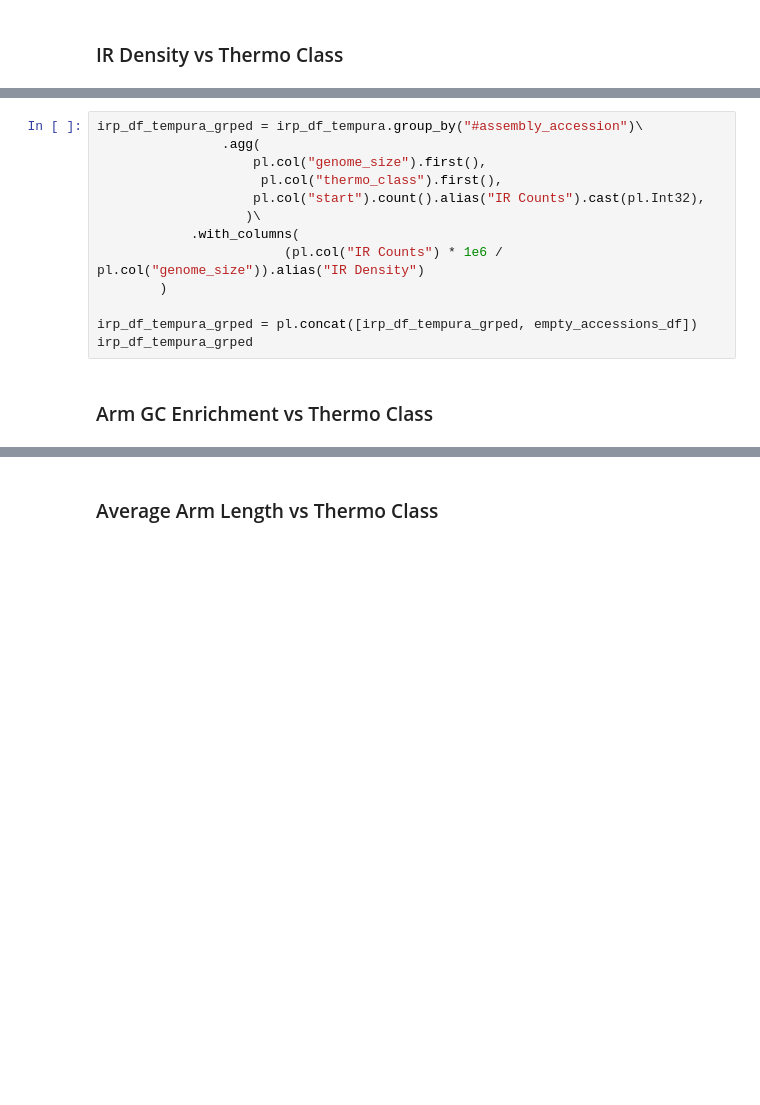
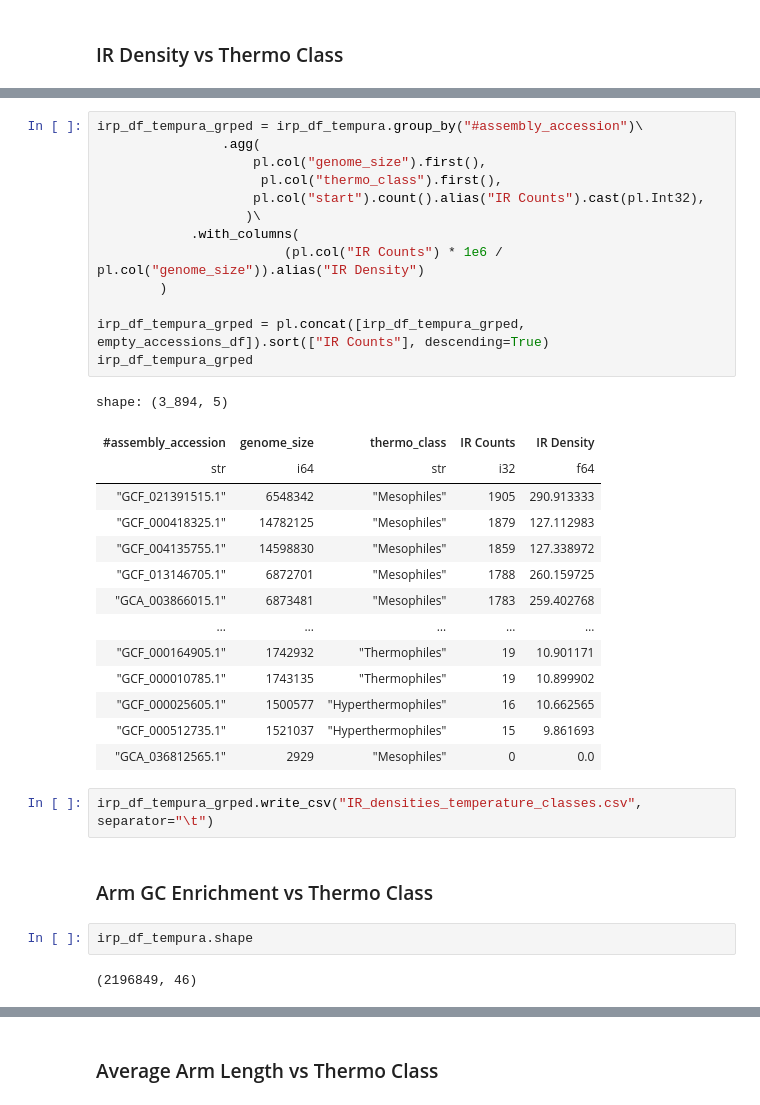
Before and after one commit to Georgakopoulos-Soares-lab/invertiaDB-analysis, a Jupyter notebook: notebooks/IR-TEMPURA-Analysis-INVERTIA-DB.ipynb, the cells around one changed output, grey strips where cells are left out. Cells and saved outputs as stored; diff of their text form; blank space fills up the shorter version.

```diff
--- a/notebooks/IR-TEMPURA-Analysis-INVERTIA-DB.ipynb
+++ b/notebooks/IR-TEMPURA-Analysis-INVERTIA-DB.ipynb
@@ -949,18 +1116,39 @@ irp_df_tempura.shape
 # %%
 irp_df_tempura_grped = irp_df_tempura.group_by("#assembly_accession")\
                 .agg(
                     pl.col("genome_size").first(),
                      pl.col("thermo_class").first(),
                     pl.col("start").count().alias("IR Counts").cast(pl.Int32),
                    )\
             .with_columns(
                         (pl.col("IR Counts") * 1e6 / pl.col("genome_size")).alias("IR Density")
         )
 
-irp_df_tempura_grped = pl.concat([irp_df_tempura_grped, empty_accessions_df])
+irp_df_tempura_grped = pl.concat([irp_df_tempura_grped, empty_accessions_df]).sort(["IR Counts"], descending=True)
 irp_df_tempura_grped
+# %% [output]
+shape: (3_894, 5)
+| #assembly_accession | genome_size | thermo_class | IR Counts | IR Density |
+| str | i64 | str | i32 | f64 |
+| "GCF_021391515.1" | 6548342 | "Mesophiles" | 1905 | 290.913333 |
+| "GCF_000418325.1" | 14782125 | "Mesophiles" | 1879 | 127.112983 |
+| "GCF_004135755.1" | 14598830 | "Mesophiles" | 1859 | 127.338972 |
+| "GCF_013146705.1" | 6872701 | "Mesophiles" | 1788 | 260.159725 |
+| "GCA_003866015.1" | 6873481 | "Mesophiles" | 1783 | 259.402768 |
+| … | … | … | … | … |
+| "GCF_000164905.1" | 1742932 | "Thermophiles" | 19 | 10.901171 |
+| "GCF_000010785.1" | 1743135 | "Thermophiles" | 19 | 10.899902 |
+| "GCF_000025605.1" | 1500577 | "Hyperthermophiles" | 16 | 10.662565 |
+| "GCF_000512735.1" | 1521037 | "Hyperthermophiles" | 15 | 9.861693 |
+| "GCA_036812565.1" | 2929 | "Mesophiles" | 0 | 0.0 |
+# %%
+irp_df_tempura_grped.write_csv("IR_densities_temperature_classes.csv", separator="\t")
 # %% [markdown]
 ### Arm GC Enrichment vs Thermo Class
+# %%
+irp_df_tempura.shape
+# %% [output]
+(2196849, 46)
 # %%
 total_gc_content = irp_df_tempura.with_columns(
                                     pl.col("sequenceOfArm")
```
Also changed, not shown: parts of 28 cells of this notebook.
